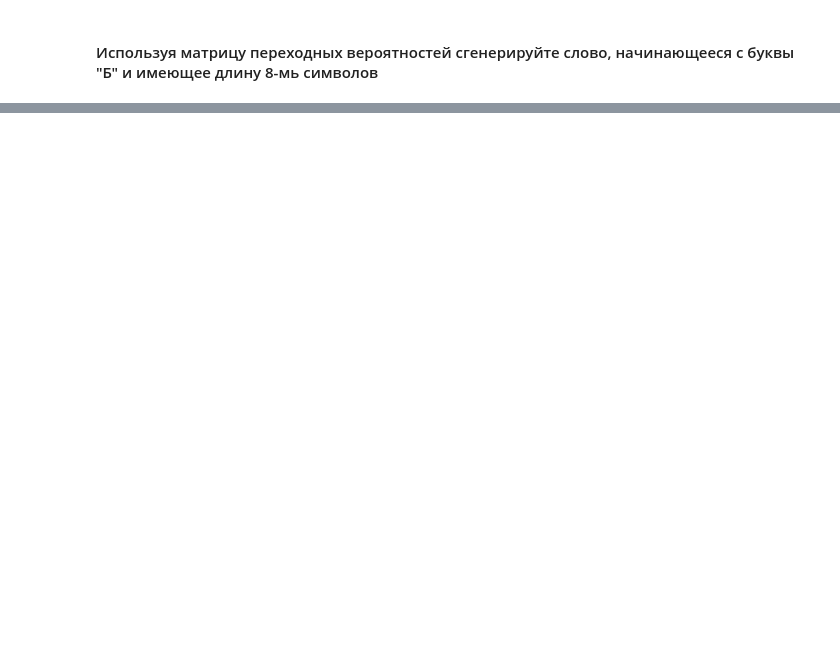
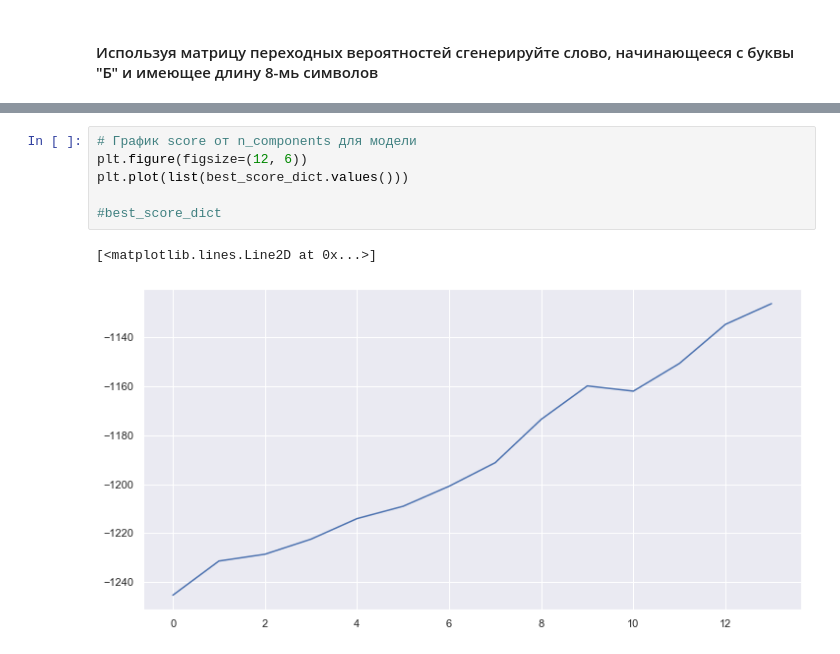
Before and after one commit to DSerpuhovitin/netology_pyda, a Jupyter notebook: HW_TS4.ipynb, the cells around one changed output, grey strips where cells are left out. Saved outputs shown, nothing was run; the diff lists cells and outputs as text; blank space fills up the shorter version.

```diff
--- a/HW_TS4.ipynb
+++ b/HW_TS4.ipynb
@@ -125,0 +208,9 @@ axs.set_aspect('equal')
+# %%
+# График score от n_components для модели
+plt.figure(figsize=(12, 6))
+plt.plot(list(best_score_dict.values()))
+
+#best_score_dict
+# %% [output]
+[<matplotlib.lines.Line2D at 0x...>]
+[figure, added]
```
Also changed, not shown: parts of 24 cells of this notebook.
